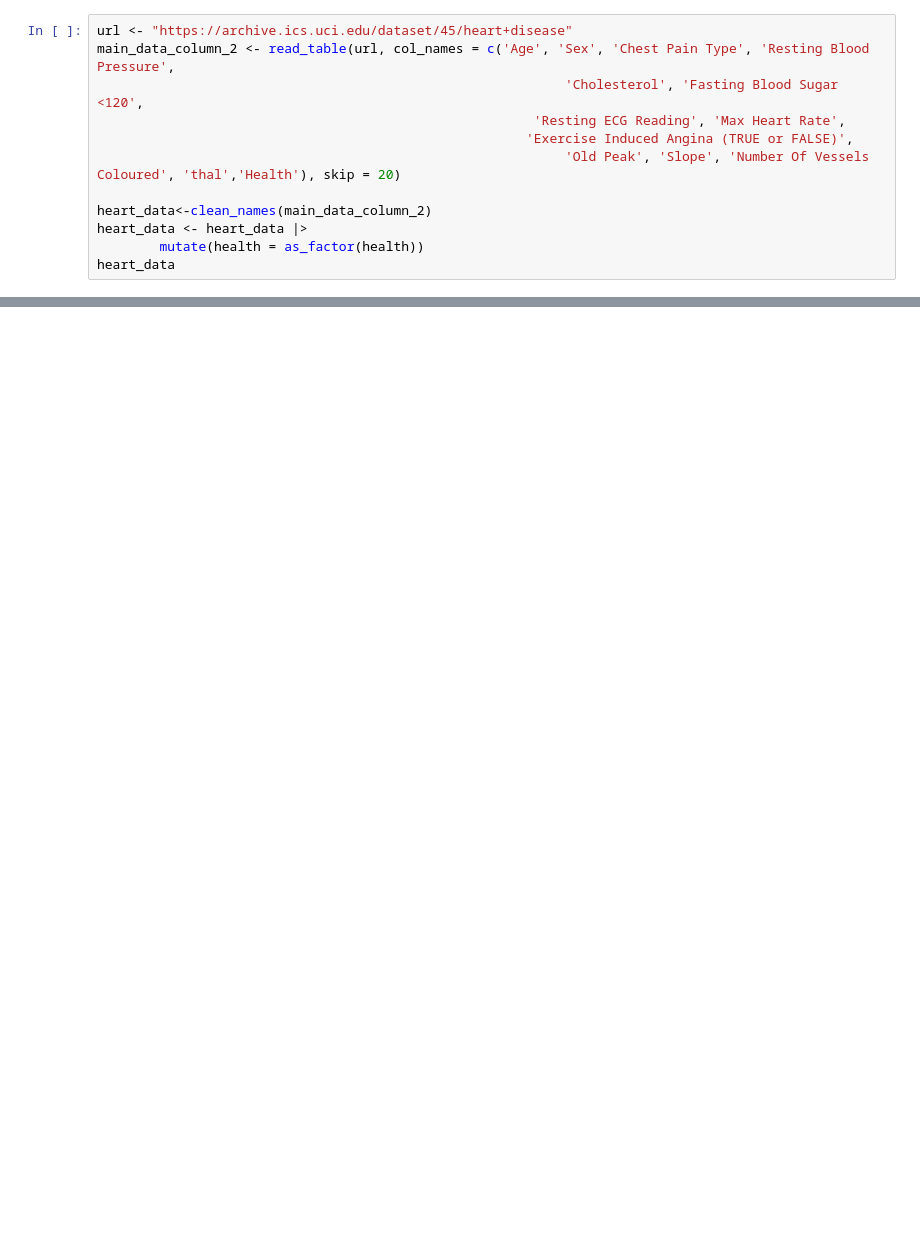
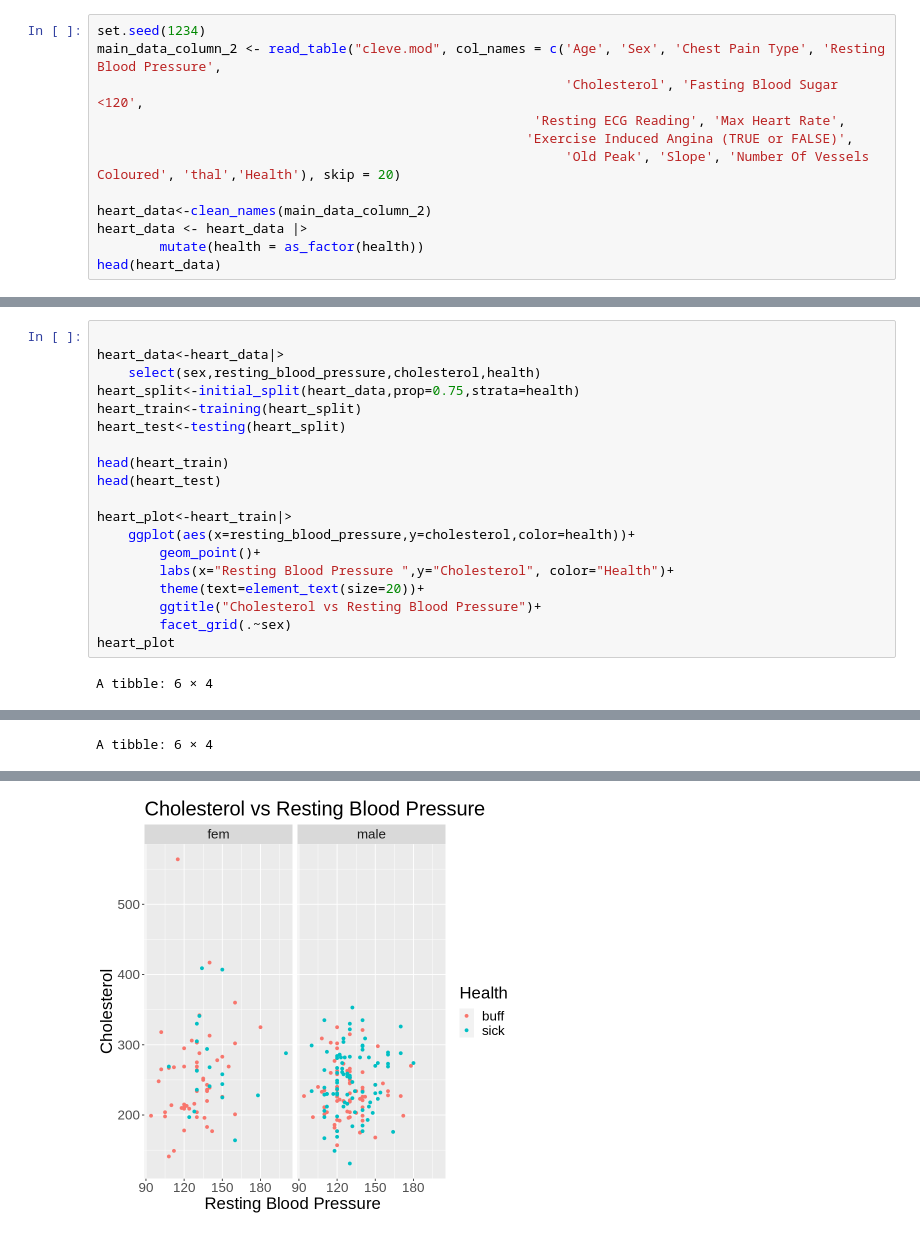
Before and after one commit to kshenassa/dsci-100-group-19, a Jupyter notebook: Heart_Predict (2).ipynb, the cells around one changed output, grey strips where cells are left out. Drawn from its saved outputs; the diff is of its cells as text; blank space fills up the shorter version.

```diff
--- a/Heart_Predict (2).ipynb
+++ b/Heart_Predict (2).ipynb
@@ -31,6 +28,6 @@ Heart disease is the leading cause of death in the United States, and one of eve
 # %%
-url <- "https://archive.ics.uci.edu/dataset/45/heart+disease"
-main_data_column_2 <- read_table(url, col_names = c('Age', 'Sex', 'Chest Pain Type', 'Resting Blood Pressure',
+set.seed(1234)
+main_data_column_2 <- read_table("cleve.mod", col_names = c('Age', 'Sex', 'Chest Pain Type', 'Resting Blood Pressure',
                                                             'Cholesterol', 'Fasting Blood Sugar <120',
                                                         'Resting ECG Reading', 'Max Heart Rate',
                                                        'Exercise Induced Angina (TRUE or FALSE)',
@@ -39,7 +36,7 @@ main_data_column_2 <- read_table(url, col_names = c('Age', 'Sex', 'Chest Pain Ty
 heart_data<-clean_names(main_data_column_2)
 heart_data <- heart_data |>
         mutate(health = as_factor(health))
-heart_data
+head(heart_data)
 # %% [output]
 ── Column specification ────────────────────────────────────────────────────────
 cols(
@@ -61,0 +91,21 @@ ERROR: Error in clean_names(main_data_column_2): could not find function "clean_
+# %%
+
+heart_data<-heart_data|>
+    select(sex,resting_blood_pressure,cholesterol,health)
+heart_split<-initial_split(heart_data,prop=0.75,strata=health)
+heart_train<-training(heart_split)
+heart_test<-testing(heart_split)
+
+head(heart_train)
+head(heart_test)
+
+heart_plot<-heart_train|>
+    ggplot(aes(x=resting_blood_pressure,y=cholesterol,color=health))+
+        geom_point()+
+        labs(x="Resting Blood Pressure ",y="Cholesterol", color="Health")+
+        theme(text=element_text(size=20))+
+        ggtitle("Cholesterol vs Resting Blood Pressure")+
+        facet_grid(.~sex)
+heart_plot
+# %% [output]
+A tibble: 6 × 4
@@ -61,0 +120 @@ ERROR: Error in clean_names(main_data_column_2): could not find function "clean_
+A tibble: 6 × 4
@@ -61,0 +129 @@ ERROR: Error in clean_names(main_data_column_2): could not find function "clean_
+[figure, added]
```
Also changed, not shown: parts of 19 cells of this notebook.
